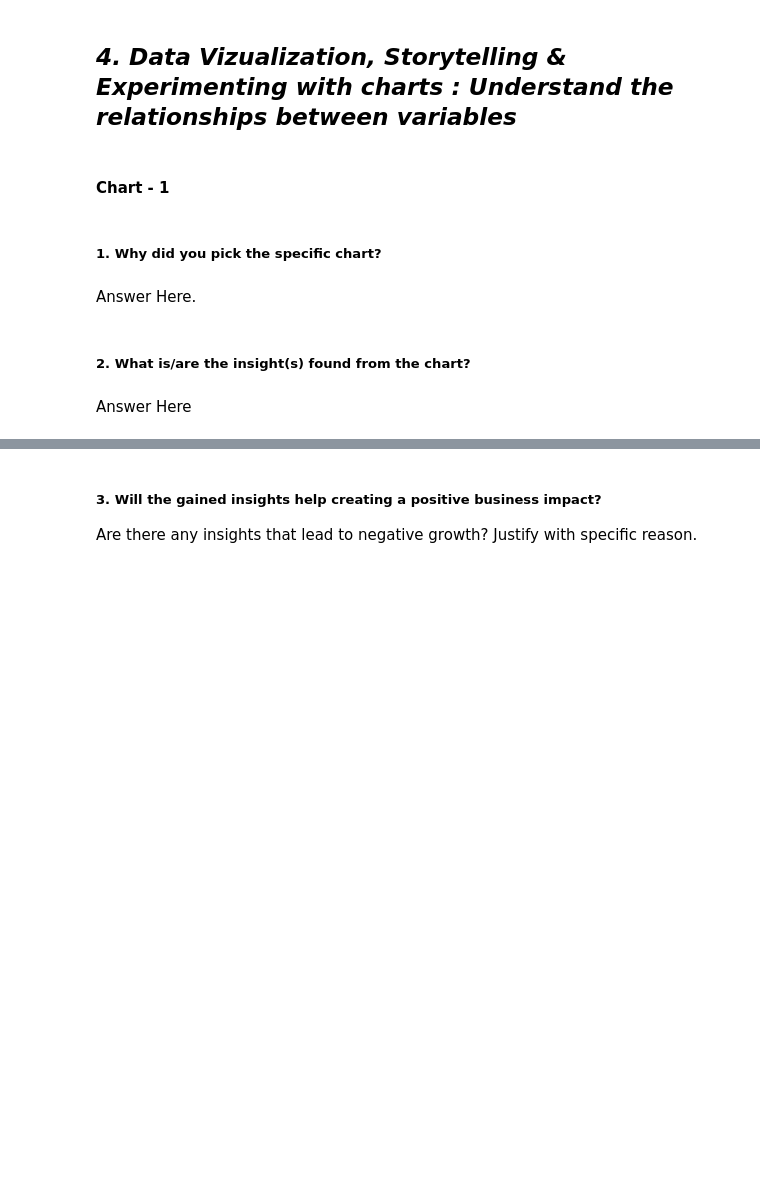
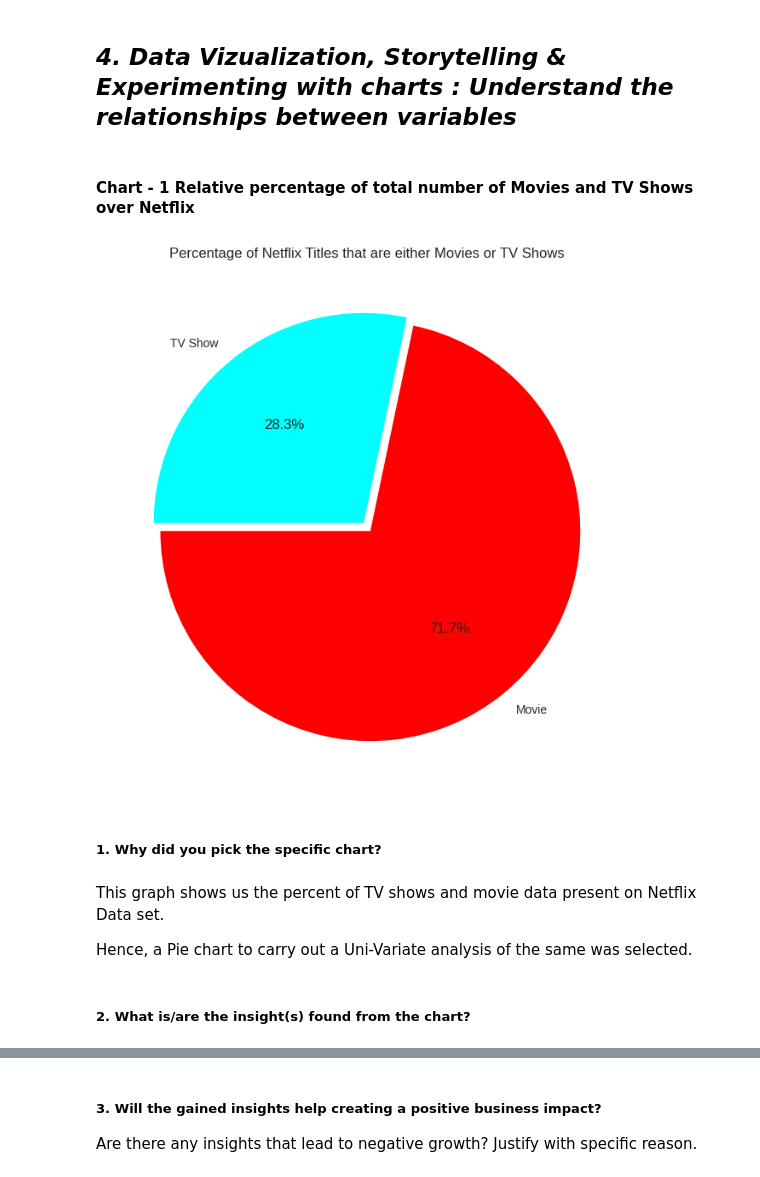
Before and after one commit to somyakmukherjee/Netflix-Movies-and-TV-Shows-Clustering, a Jupyter notebook: Mid_Course_Capstone_Netflix_Movies_And_TvShows_Clustering.ipynb, the cells around one changed output, grey strips where cells are left out. Saved outputs shown, nothing was run; the diff lists cells and outputs as text; code cells hidden in the pictures; blank space fills up the shorter version.

```diff
--- a/Mid_Course_Capstone_Netflix_Movies_And_TvShows_Clustering.ipynb
+++ b/Mid_Course_Capstone_Netflix_Movies_And_TvShows_Clustering.ipynb
@@ -190,0 +599,14 @@ Answer Here
+# %%
+# Typecasting duration into integer by removing 'min' and 'season' from the end
+df['duration']= df['duration'].apply(lambda x: int(x.split()[0]))
+
+# Typecasting string object to datetime object of date_added column
+df['date_added']= pd.to_datetime(df['date_added'])
+
+# Extracting date, day, month and year from date_added column
+df["day_added"]= df["date_added"].dt.day
+df["month_added"]= df["date_added"].dt.month
+df["year_added"]= df["date_added"].dt.year
+
+# Dropping date_added
+df.drop('date_added', axis=1, inplace=True)
@@ -190,0 +676,19 @@ Answer Here
+# %%
+# Binning the values in the rating column
+rating_bins = {'TV-MA':'Adult Content',
+              'R':'Adult Content',
+              'PG-13':'Teen Content',
+              'TV-14':'Teen Content',
+              'TV-PG':'Children Content',
+              'NR':'Not Rated',
+              'TV-G':'Children Content',
+              'TV-Y':'Family-friendly Content',
+              'TV-Y7':'Family-friendly Content',
+              'PG':'Children Content',
+              'G':'Children Content',
+              'NC-17':'Adult Content',
+              'TV-Y7-FV':'Family-friendly Content',
+              'UR':'Not Rated'}
+
+df['rating'].replace(rating_bins, inplace = True)
+df['rating'].unique()
@@ -195,4 +749,2 @@ Answer Here.
 # %% [markdown]
 ## ***4. Data Vizualization, Storytelling & Experimenting with charts : Understand the relationships between variables***
-# %% [markdown]
-#### Chart - 1
@@ -201,8 +751,21 @@ Answer Here.
+# %% [markdown]
+#### Chart - 1 Relative percentage of total number of Movies and TV Shows over Netflix
+# %%
+# Chart - 1 visualization code
+plt.figure(figsize=(15,8))
+plt.title("Percentage of Netflix Titles that are either Movies or TV Shows")
+
+# Create pie chart by Setting colors & Customizing the layout
+g = plt.pie(df.type.value_counts(),explode=(0.025,0.025), labels=df.type.value_counts().index, colors=['red','cyan'],autopct='%1.1f%%',
+            startangle=180)
+plt.show()
+# %% [output]
+[figure, added]
 # %% [markdown]
 ##### 1. Why did you pick the specific chart?
-# %% [markdown]
-Answer Here.
+# %% [markdown]
+This graph shows us the percent of TV shows and movie data present on Netflix Data set.
+
+Hence, a Pie chart to carry out a Uni-Variate analysis of the same was selected.
 # %% [markdown]
 ##### 2. What is/are the insight(s) found from the chart?
-# %% [markdown]
-Answer Here
```
Also changed, not shown: parts of 395 cells of this notebook.
